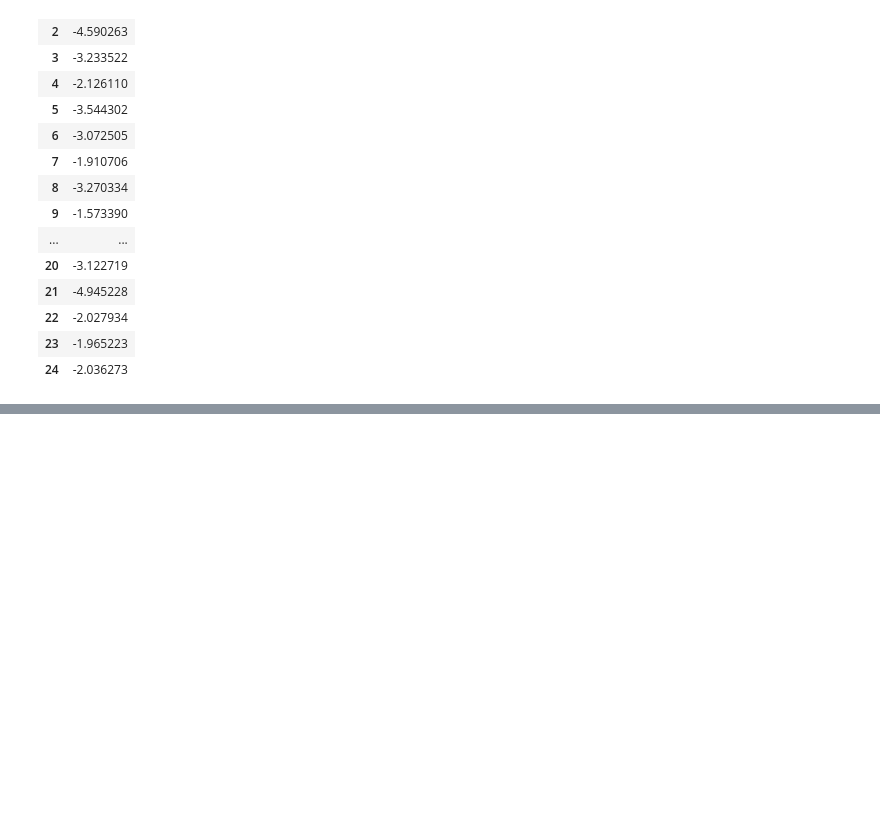
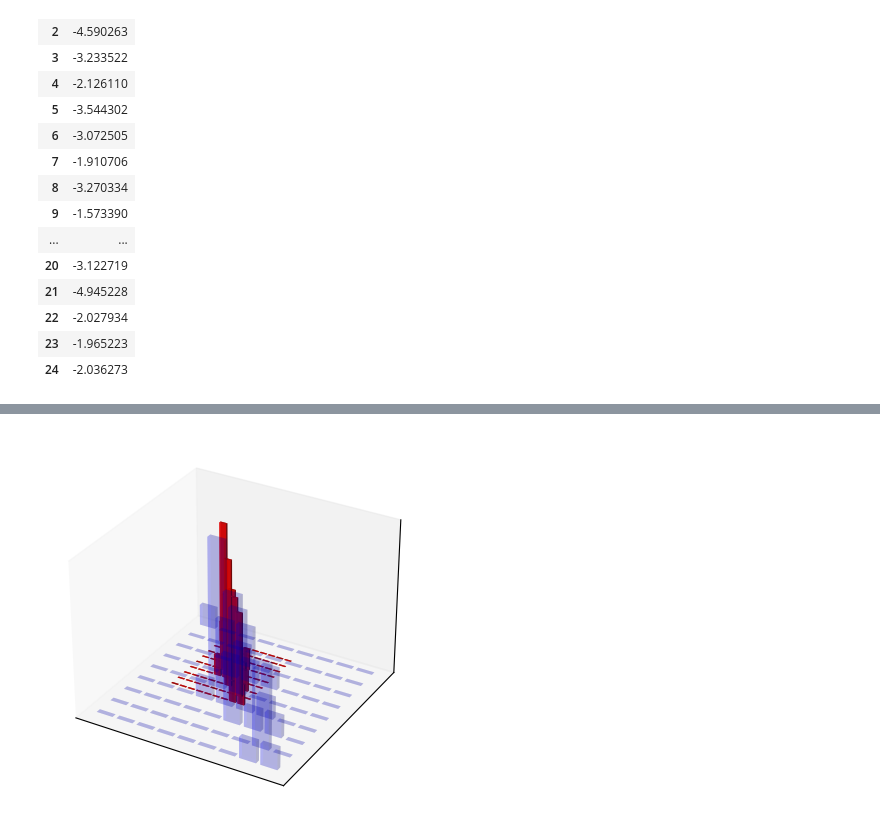
Before and after one commit to MaterialsInformaticsDemo/TCA, a Jupyter notebook: domain adp/one-dim.ipynb, the cells around one changed output, grey strips where cells are left out. Saved outputs shown, nothing was run; the diff lists cells and outputs as text; code cells hidden in the pictures; blank space fills up the shorter version.

```diff
--- a/domain adp/one-dim.ipynb
+++ b/domain adp/one-dim.ipynb
@@ -151,7 +151,7 @@ class TCA():
         w, V = scipy.linalg.eig(matrix)
         w, V = w.real, V.real
         # peak out the first self.dim components
-        ind = np.argsort(abs(w))[::-1]
+        ind = np.argsort(abs(w))
         A = V[:, ind[:self.dim]]
         # output the mapped data
         Z = K @ A
@@ -169,7 +169,7 @@ import numpy as np
 import scipy.linalg
 from sklearn.gaussian_process.kernels import  RBF
 
-class TCA():
+class TCA__():
     def __init__(self, dim=30, lamda=1, gamma=1):
         '''
         :param dim: data dimension after projection
@@ -208,7 +208,7 @@ class TCA():
         w, V = scipy.linalg.eig(matrix)
         w, V = w.real, V.real
         # peak out the first self.dim components
-        ind = np.argsort(abs(w))[::-1]
+        ind = np.argsort(abs(w))
         A = V[:, ind[:self.dim]]
         # output the mapped data
         Z = K @ A
@@ -310,0 +311,57 @@ eigenvalue:  [ 1.47778925e+02  1.02865166e+01  1.52756818e+00  4.44891180e-01
+# %%
+import numpy as np
+import matplotlib.pyplot as plt
+from mpl_toolkits.mplot3d import Axes3D
+from matplotlib.legend_handler import HandlerTuple
+
+arry_1, array_2 = TCA(dim=2, lamda=1, gamma=2.5).fit(source_df, target_df)
+plot_data = np.concatenate((np.array(arry_1).reshape(-1, 2), np.array(array_2).reshape(-1, 2)))
+
+# for source domain data
+s_x = plot_data[:25, 0]
+s_y = plot_data[:25, 1]
+
+s_hist, s_xedges, s_yedges = np.histogram2d(s_x, s_y, bins=9)
+
+s_xpos, s_ypos = np.meshgrid(s_xedges[:-1],s_yedges[:-1])
+s_xpos = s_xpos.flatten()
+s_ypos = s_ypos.flatten()
+s_zpos = np.zeros_like(s_xpos)
+
+s_dx = s_dy = 0.8 * (s_xedges[1] - s_xedges[0])
+s_dz = hist.flatten()
+
+# for target domain data
+t_x = plot_data[25:, 0]
+t_y = plot_data[25:, 1]
+
+t_hist, t_xedges, t_yedges = np.histogram2d(t_x, t_y, bins=9)
+
+t_xpos, t_ypos = np.meshgrid(t_xedges[:-1],t_yedges[:-1])
+t_xpos = t_xpos.flatten()
+t_ypos = t_ypos.flatten()
+t_zpos = np.zeros_like(t_xpos)
+
+t_dx = t_dy = 0.8 * (t_xedges[1] - t_xedges[0])
+t_dz = hist.flatten()
+
+fig = plt.figure()
+ax = fig.add_subplot(111, projection='3d')
+
+# Plot the first 25 data points in a different color and add label
+ax.bar3d(s_xpos, s_ypos, s_zpos, s_dx, s_dy, s_dz, color='b', alpha=0.15)
+
+# Plot the remaining data points and add label
+ax.bar3d(t_xpos, t_ypos, t_zpos, t_dx, t_dy, t_dz, color='r', alpha=0.8)
+
+
+ax.set_xticks([])
+ax.set_yticks([])
+ax.set_zticks([])
+
+
+plt.savefig('3D.png', bbox_inches='tight', dpi=600)
+plt.savefig('3D.svg', bbox_inches='tight', dpi=600)
+plt.show()
+# %% [output]
+[figure, added]
```
Also changed, not shown: parts of 1 cell of this notebook, 9 other files.
